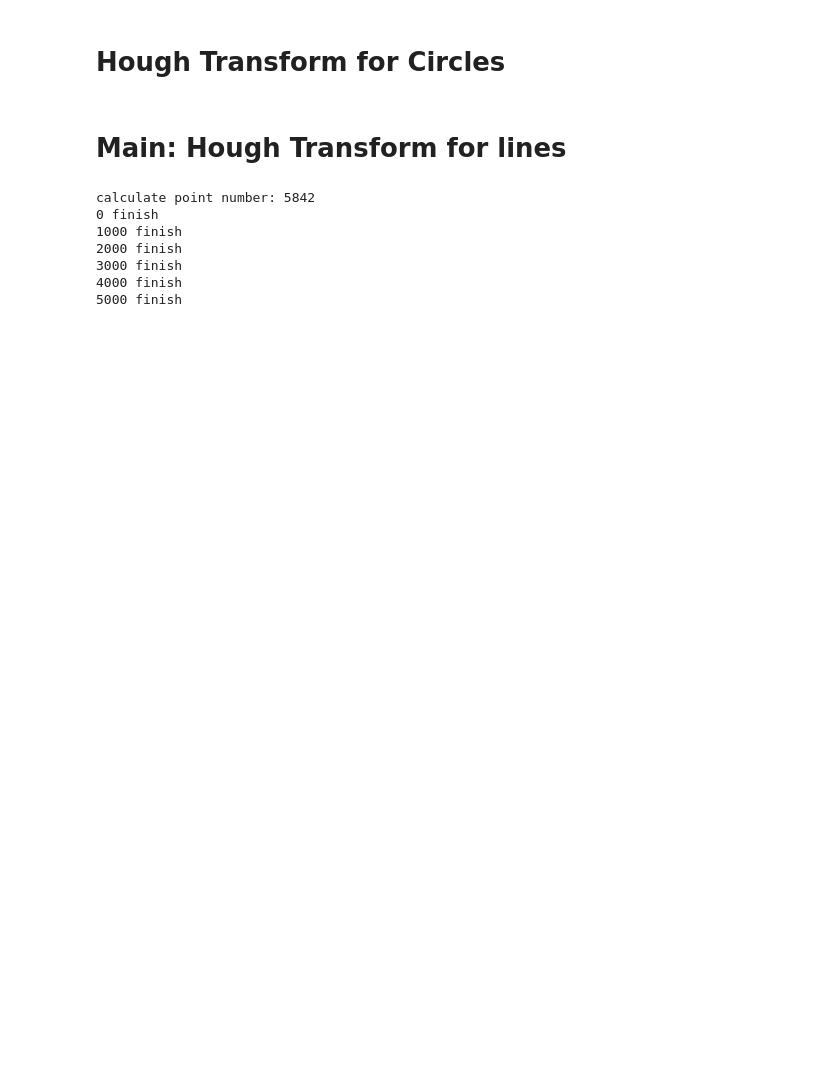
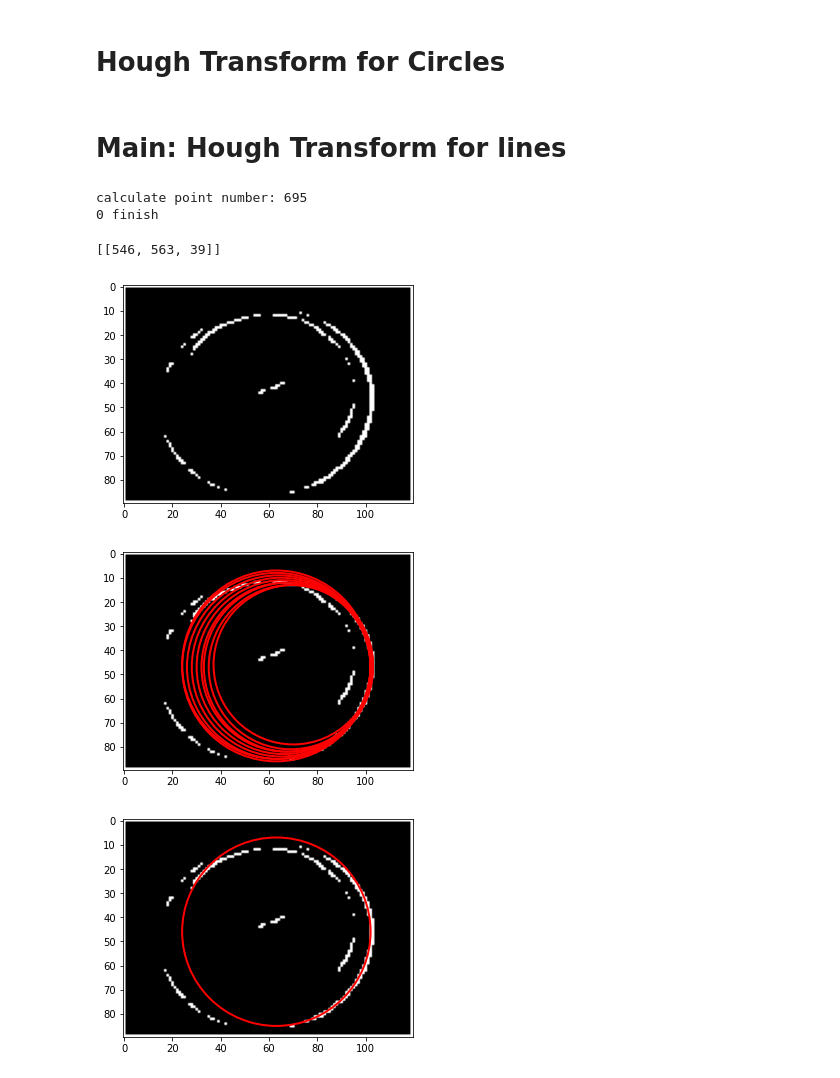
Before and after one commit to frankye1000/NYCU-ImageProcessing, a Jupyter notebook: HW2/HW2.ipynb, the cells around one changed output. Drawn from its saved outputs; the diff is of its cells as text; code cells hidden in the pictures; blank space fills up the shorter version.

```diff
--- a/HW2/HW2.ipynb
+++ b/HW2/HW2.ipynb
@@ -439,8 +464,7 @@ def lineInfo(A, cyclenumber=30):
     :cyclenumber: number of line
     :return: list [[a,b,r], [a,b,r]]
     """
-    sortedvalue = np.sort(A, axis=None, )[::-1][:cyclenumber]
-
+    sortedvalue = np.sort(A, axis=None)[::-1][:cyclenumber]
     abrs = []
     for sv in sortedvalue:
         abr = np.argwhere(A==sv)[0].tolist()
@@ -475,27 +499,39 @@ def deleteAdjacentCycle(abrs, diff=30):
 # %% [markdown]
 # Main: Hough Transform for lines
 # %%
-padding = 2000
-edges  = coins_sobel_scaled
+padding = 1000
+edges  = cake_sobel_scaled
 A      = cumulativeMatrix3D(edges, padding=padding)
 # %% [output]
-calculate point number: 5842
+calculate point number: 695
 0 finish
-1000 finish
-2000 finish
-3000 finish
-4000 finish
-5000 finish
 # %%
-abrs        = lineInfo(A, cyclenumber=1000)
-# sorted_abrs = deleteAdjacentCycle(abrs, diff=10)
+abrs        = lineInfo(A, cyclenumber=10)
+# %%
+sorted_abrs = deleteAdjacentCycle(abrs, diff=5)
+# %% [output]
+[[546, 563, 39]]
 # %%
 showImg(edges)
 
 figure, axes = plt.subplots()
 axes.set_aspect(1)
+
 for abr in abrs:
     axes.add_artist(plt.Circle((abr[1]-padding//2, abr[0]-padding//2), abr[2], fill=False, color='red', linewidth=2))
 
 plt.imshow(edges, cmap='Greys_r')
 plt.show()
+
+
+figure, axes = plt.subplots()
+axes.set_aspect(1)
+for abr in sorted_abrs:
+    axes.add_artist(plt.Circle((abr[1]-padding//2, abr[0]-padding//2), abr[2], fill=False, color='red', linewidth=2))
+
+plt.imshow(edges, cmap='Greys_r')
+plt.show()
+# %% [output]
+[figure, added]
+[figure, added]
+[figure, added]
```
Also changed, not shown: parts of 6 cells of this notebook, 34 other files.
